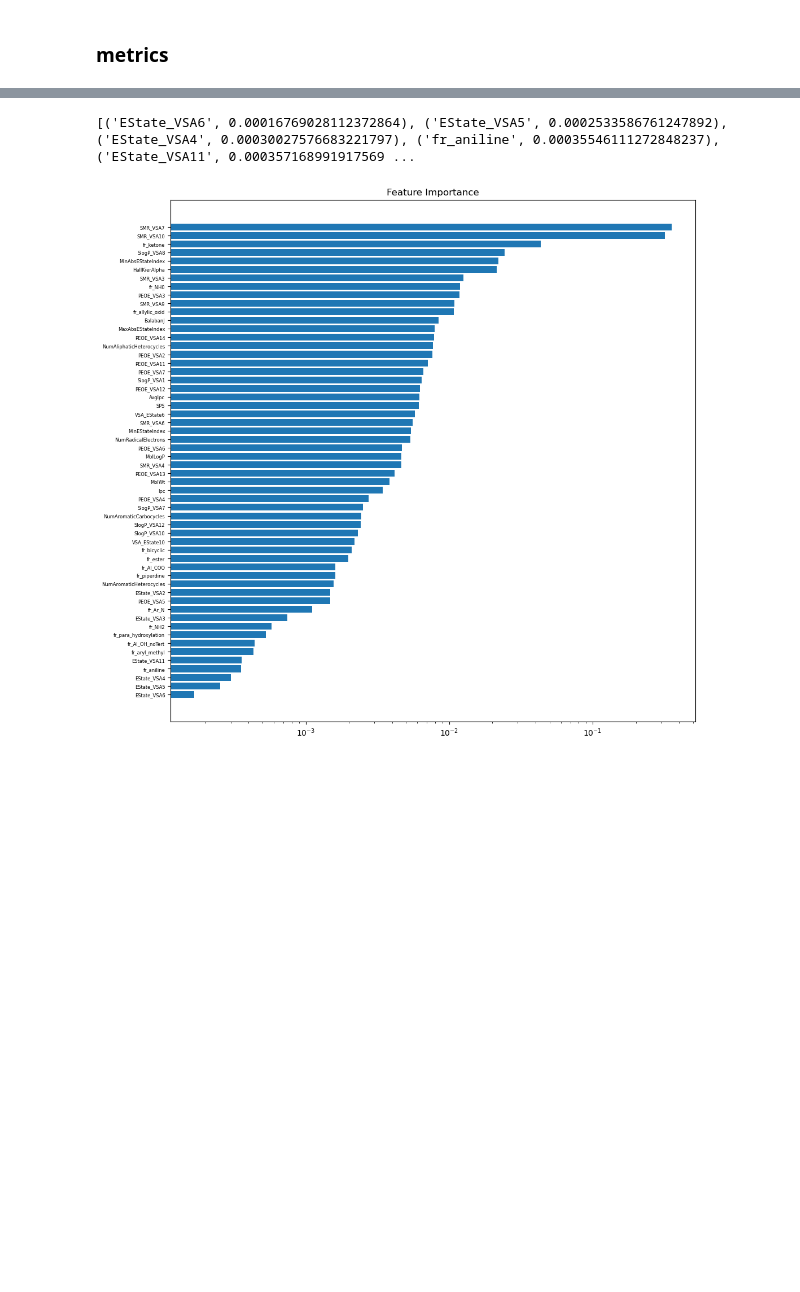
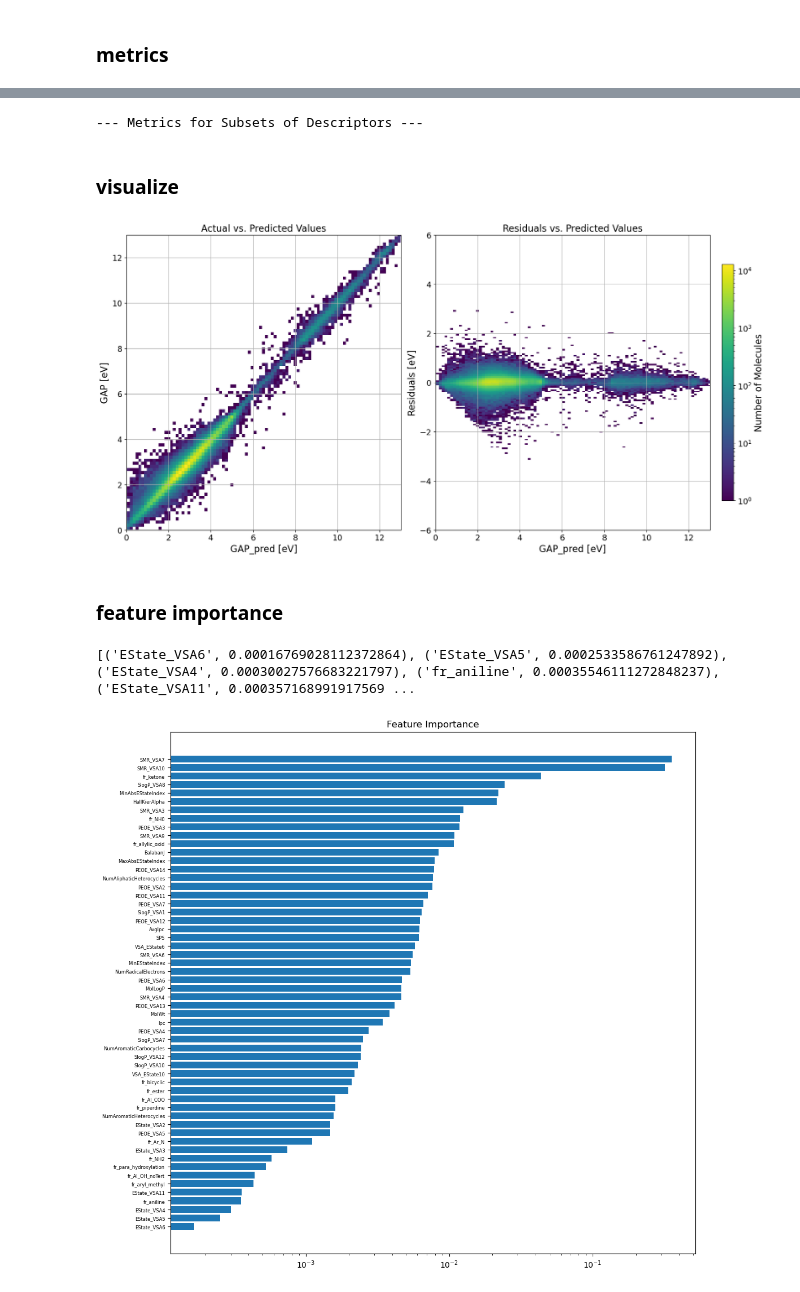
Before and after one commit to sthinius87/HL-gaps-pub, a Jupyter notebook: notebooks/general_analysis_GBR.ipynb, the cells around one changed output, grey strips where cells are left out. Cells and saved outputs as stored; diff of their text form; code cells hidden in the pictures; blank space fills up the shorter version.

```diff
--- a/notebooks/general_analysis_GBR.ipynb
+++ b/notebooks/general_analysis_GBR.ipynb
@@ -48,7 +52,7 @@ X_train, X_test, y_train, y_test = train_test_split(
 
 # --- Load the trained model ---
 try:
-    reg = load("data/processed/reg_NN_MLP.joblib")
+    reg = load("data/processed/reg_GBR.joblib")
 except FileNotFoundError:
-    print("Error: 'data/processed/reg_NN_MLP.joblib' not found.")
+    print("Error: 'data/processed/reg_GBR.joblib' not found.")
     exit()
@@ -252,3 +120,75 @@ R2-score: 0.9562428012228215
+# %%
+# concat the dataframes
+print("\n--- Metrics for Subsets of Descriptors ---")
+df_concat = pd.concat([df, X], axis=1, join="inner")
+df_concat["diff"] = df_concat["GAP"] - df_concat["GAP_P"]
+# %% [output]
+--- Metrics for Subsets of Descriptors ---
+# %% [markdown]
+### visualize
+# %%
+# Define data for the first plot
+x1 = df_concat['GAP']
+y1 = df_concat['GAP_P']
+heatmap1, xedges1, yedges1 = np.histogram2d(x1, y1, bins=100, density=False)
+
+# Define data for the second plot
+x2 = df_concat['GAP_P']
+y2 = df_concat['diff']
+heatmap2, xedges2, yedges2 = np.histogram2d(x2, y2, bins=100, density=False)
+
+# Determine shared color scale
+vmin = min(heatmap1[heatmap1 > 0].min(), heatmap2[heatmap2 > 0].min(), 1e0)
+vmax = max(heatmap1.max(), heatmap2.max())
+
+# Create a subplot with 2 columns
+fig, axs = plt.subplots(1, 2, figsize=(16, 8), constrained_layout=True)
+
+# First subplot: Actual vs. Predicted
+im1 = axs[0].imshow(
+    heatmap1.T,
+    extent=[xedges1[0], xedges1[-1], yedges1[0], yedges1[-1]],
+    origin='lower',
+    cmap='viridis',
+    aspect='auto',
+    norm=LogNorm(vmin=vmin, vmax=vmax)
+)
+axs[0].set_xlim(0, 13)
+axs[0].set_ylim(0, 13)
+axs[0].grid()
+axs[0].tick_params(axis='both', which='major', labelsize=14)  # Change tick label font size
+axs[0].set_xlabel('GAP_pred [eV]',fontsize=16)
+axs[0].set_ylabel('GAP [eV]',fontsize=16)
+axs[0].set_title('Actual vs. Predicted Values',fontsize=16)
+
+# Second subplot: Residuals vs. Predicted
+im2 = axs[1].imshow(
+    heatmap2.T,
+    extent=[xedges2[0], xedges2[-1], yedges2[0], yedges2[-1]],
+    origin='lower',
+    cmap='viridis',
+    aspect='auto',
+    norm=LogNorm(vmin=vmin, vmax=vmax)
+)
+axs[1].set_xlim(0, 13)
+axs[1].set_ylim(-6, 6)
+axs[1].grid()
+axs[1].tick_params(axis='both', which='major', labelsize=14)  # Change tick label font size
+axs[1].set_xlabel('GAP_pred [eV]' ,fontsize=16)
+axs[1].set_ylabel('Residuals [eV]',fontsize=16)
+axs[1].set_title('Residuals vs. Predicted Values',fontsize=16)
+
+# Add a single colorbar for both plots
+cbar = fig.colorbar(im1, ax=axs, orientation='vertical', shrink=0.8, pad=0.02)
+cbar.set_label('Number of Molecules',fontsize=16)
+cbar.ax.tick_params(labelsize=14)
+
+#plt.savefig("PED_heatmap.png")
+plt.show()
+# %% [output]
+[figure, added]
+# %% [markdown]
+### feature importance
 # %%
 feature_importance = reg.feature_importances_
 sorted_idx = np.argsort(feature_importance)
```
Also changed, not shown: parts of 13 cells of this notebook, 1 other file.
